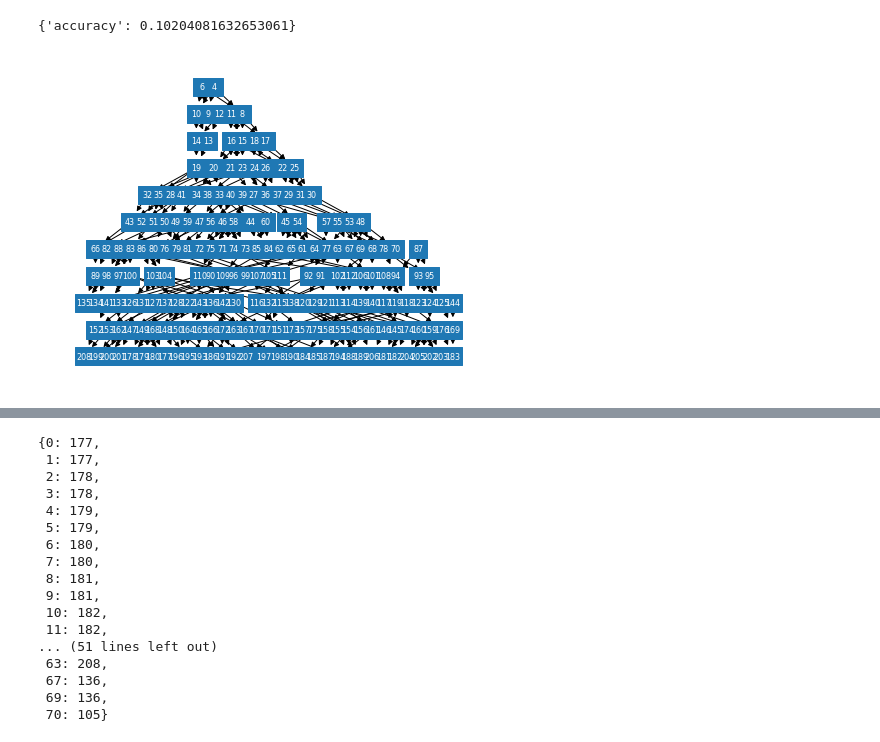
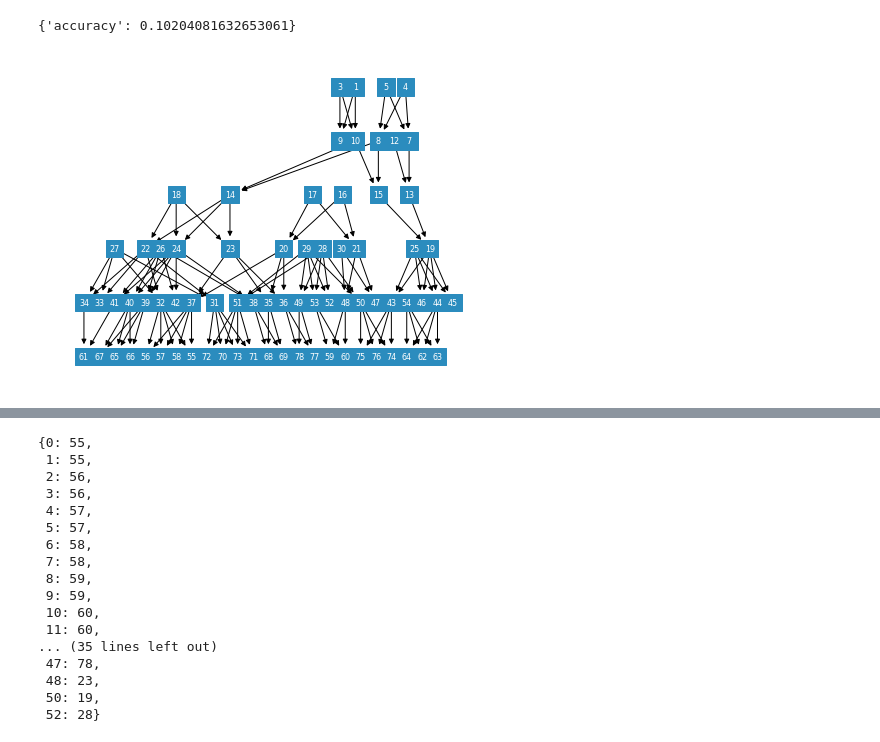
Before and after one commit to ivan-krukov/aligning-genealogies, a Jupyter notebook: notebooks/Experiments.ipynb, the cells around one changed output, grey strips where cells are left out. Drawn from its saved outputs; the diff is of its cells as text; code cells hidden in the pictures.

```diff
--- a/notebooks/Experiments.ipynb
+++ b/notebooks/Experiments.ipynb
@@ -40,16 +40,16 @@ algn.evaluate()
 # %% [output]
 {'accuracy': 0.10204081632653061}
 # %%
-ped = Pedigree.simulate_from_founders(5, 10)
+ped = Pedigree.simulate_from_founders(5, 5)
 
 fig, ax = plt.subplots(figsize=(8, 6))
 
 ped.draw(ax=ax)
 plt.show()
 
 sim, ts_ped_map, traversals = ped.generate_msprime_simulations()
 # %% [output]
-[figure, old version]
+[figure, new version]
 # %%
 display(SVG(sim.first().draw(width=max(800, 2*len(ped.probands())), height=max(600, 2*len(ped.probands())))))
 # %% [output]
@@ -57,21 +57,21 @@ display(SVG(sim.first().draw(width=max(800, 2*len(ped.probands())), height=max(6
 # %%
 ts_ped_map
 # %% [output]
-{0: 177,
- 1: 177,
- 2: 178,
- 3: 178,
- 4: 179,
- 5: 179,
- 6: 180,
- 7: 180,
- 8: 181,
- 9: 181,
- 10: 182,
- 11: 182,
-... (51 lines left out)
- 63: 208,
- 67: 136,
- 69: 136,
- 70: 105}
+{0: 55,
+ 1: 55,
+ 2: 56,
+ 3: 56,
+ 4: 57,
+ 5: 57,
+ 6: 58,
+ 7: 58,
+ 8: 59,
+ 9: 59,
+ 10: 60,
+ 11: 60,
+... (35 lines left out)
+ 47: 78,
+ 48: 23,
+ 50: 19,
+ 52: 28}
 # %%
```
Also changed, not shown: parts of 1 cell of this notebook, 3 other files.
